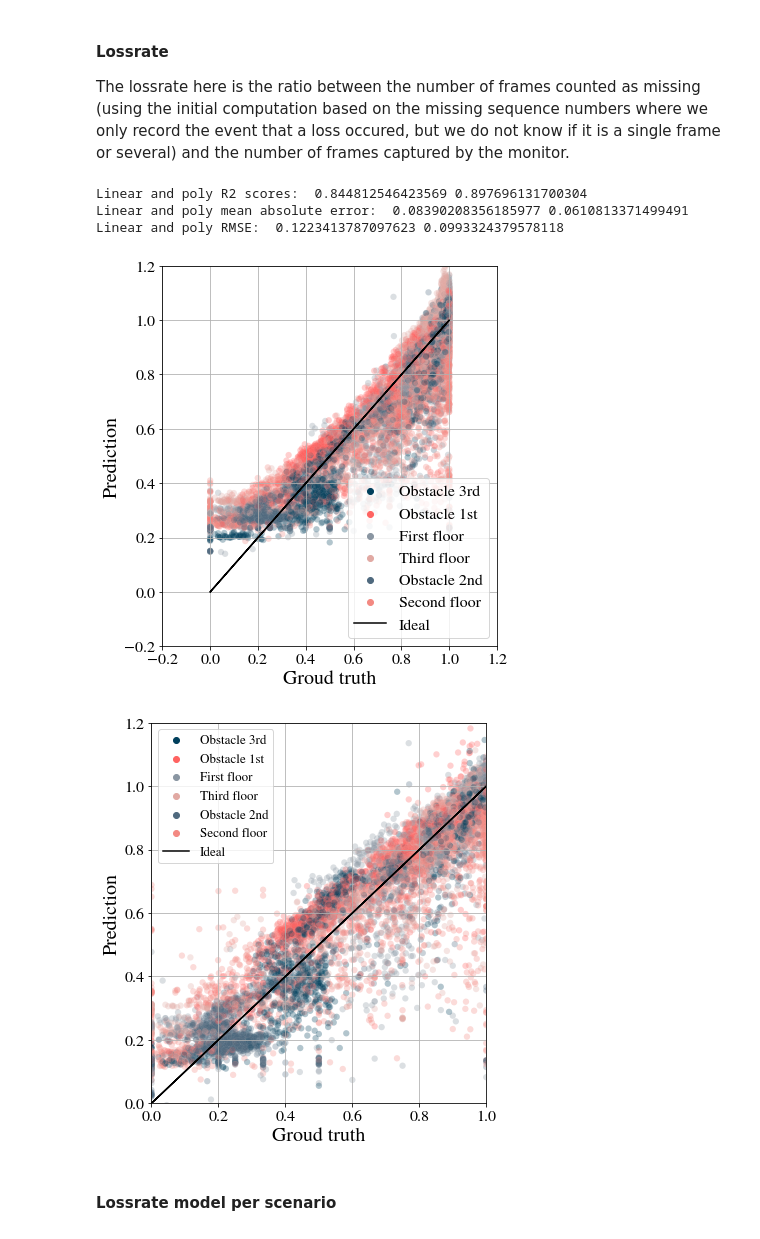
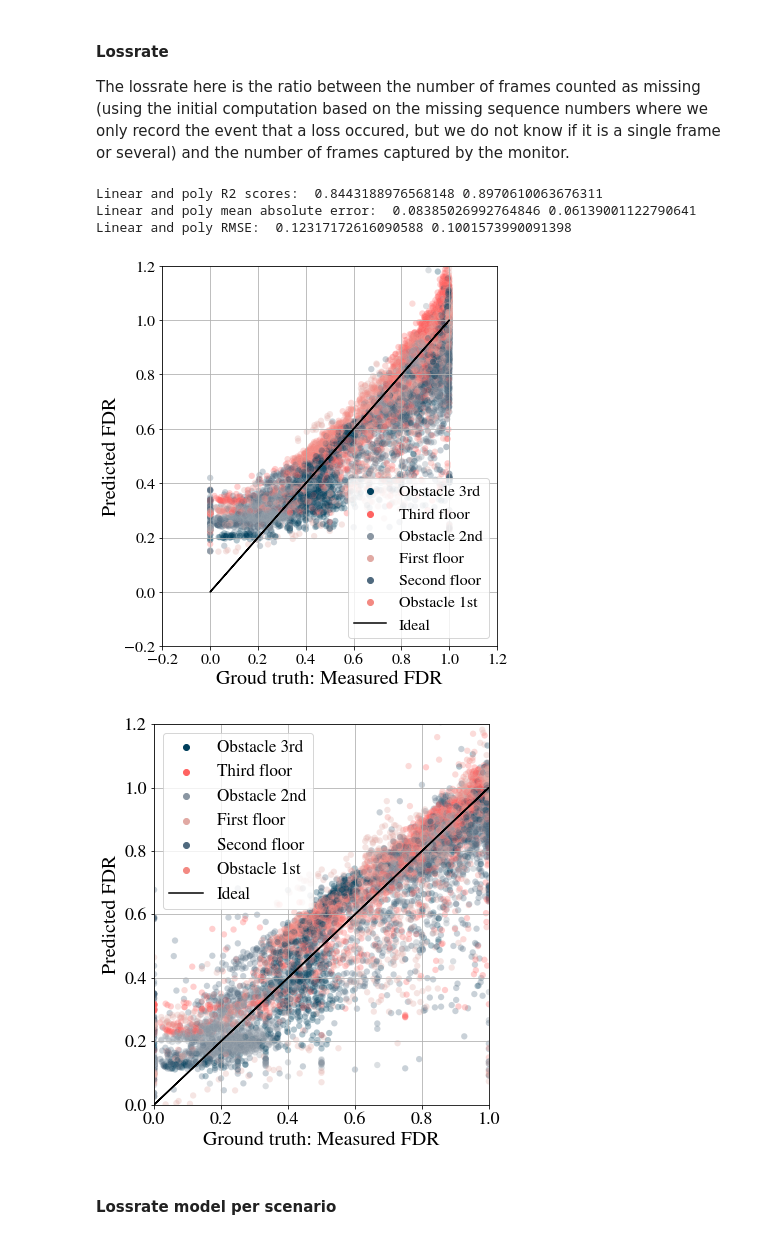
Before and after one commit to marija-stojanova/infocom_cnert2023, a Jupyter notebook: complete_model copy.ipynb, the cells around one changed output. Drawn from its saved outputs; the diff is of its cells as text; code cells hidden in the pictures.

```diff
--- a/complete_model copy.ipynb
+++ b/complete_model copy.ipynb
@@ -345,8 +341,8 @@ def plot_model(grid_linear, grid_poly, X_test, y_test):
     plt.grid()
     sns.scatterplot(x=y_test, y=y_predict_linear, alpha=0.3, s=40, linewidth=0.1, hue=hue_markers, palette=colorlist_summer_divergent[0:len(hue_markers.unique())])
     plt.plot(y_test, y_test, label='Ideal', c='k')
-    plt.xlabel('Groud truth', fontsize=20)
-    plt.ylabel('Prediction', fontsize=20)
+    plt.xlabel('Groud truth: Measured FDR', fontsize=20)
+    plt.ylabel('Predicted FDR', fontsize=20)
     plt.legend(loc='lower right', fontsize=16)
     plt.xticks(fontsize=16)
     plt.yticks(fontsize=16)
@@ -358,11 +354,11 @@ def plot_model(grid_linear, grid_poly, X_test, y_test):
     plt.grid()
     sns.scatterplot(x=y_test, y=y_predict_poly, alpha=0.3, s=40, linewidth=0.1, hue=hue_markers, palette = colorlist_summer_divergent[0:len(hue_markers.unique())])
     plt.plot(y_test, y_test, label='Ideal', c='k')
-    plt.xlabel('Groud truth', fontsize=20)
-    plt.ylabel('Prediction', fontsize=20)
-    plt.legend(loc='lower right', fontsize=14)
-    plt.xticks(fontsize=16)
-    plt.yticks(fontsize=16)
+    plt.xlabel('Ground truth: Measured FDR', fontsize=20)
+    plt.ylabel('Predicted FDR', fontsize=20)
+    plt.legend(loc='lower right', fontsize=20)
+    plt.xticks(fontsize=18)
+    plt.yticks(fontsize=18)
     plt.ylim([0, 1.2])
     plt.xlim([0, 1])
 
@@ -406,14 +402,14 @@ grid_linear_all, grid_poly_all =  calculate_model(X_train_all, y_train_all, cv=c
 # %%
 y_predict_linear_all, y_predict_poly_all, r2_linear_all, r2_poly_all, mae_linear_all, mae_poly_all, rmse_linear_all, rmse_poly_all = plot_model(grid_linear=grid_linear_all, grid_poly=grid_poly_all, X_test=X_test_all, y_test=y_test_all)
 plt.figure(2)
-plt.legend(loc='upper left')
+plt.legend(loc='upper left', fontsize=17)
 plt.savefig('figures/prediction_scatterplot_all_data.png', dpi=300, bbox_inches='tight')
 # %% [output]
-Linear and poly R2 scores:  0.844812546423569 0.897696131700304
-Linear and poly mean absolute error:  0.08390208356185977 0.0610813371499491
-Linear and poly RMSE:  0.1223413787097623 0.0993324379578118
+Linear and poly R2 scores:  0.8443188976568148 0.8970610063676311
+Linear and poly mean absolute error:  0.08385026992764846 0.06139001122790641
+Linear and poly RMSE:  0.12317172616090588 0.1001573990091398
-[figure, old version]
+[figure, new version]
-[figure, old version]
+[figure, new version]
 # %% [markdown]
 <h4>Lossrate model per scenario</h4>
 # %%
```
Also changed, not shown: parts of 11 cells of this notebook, 11 other files.
